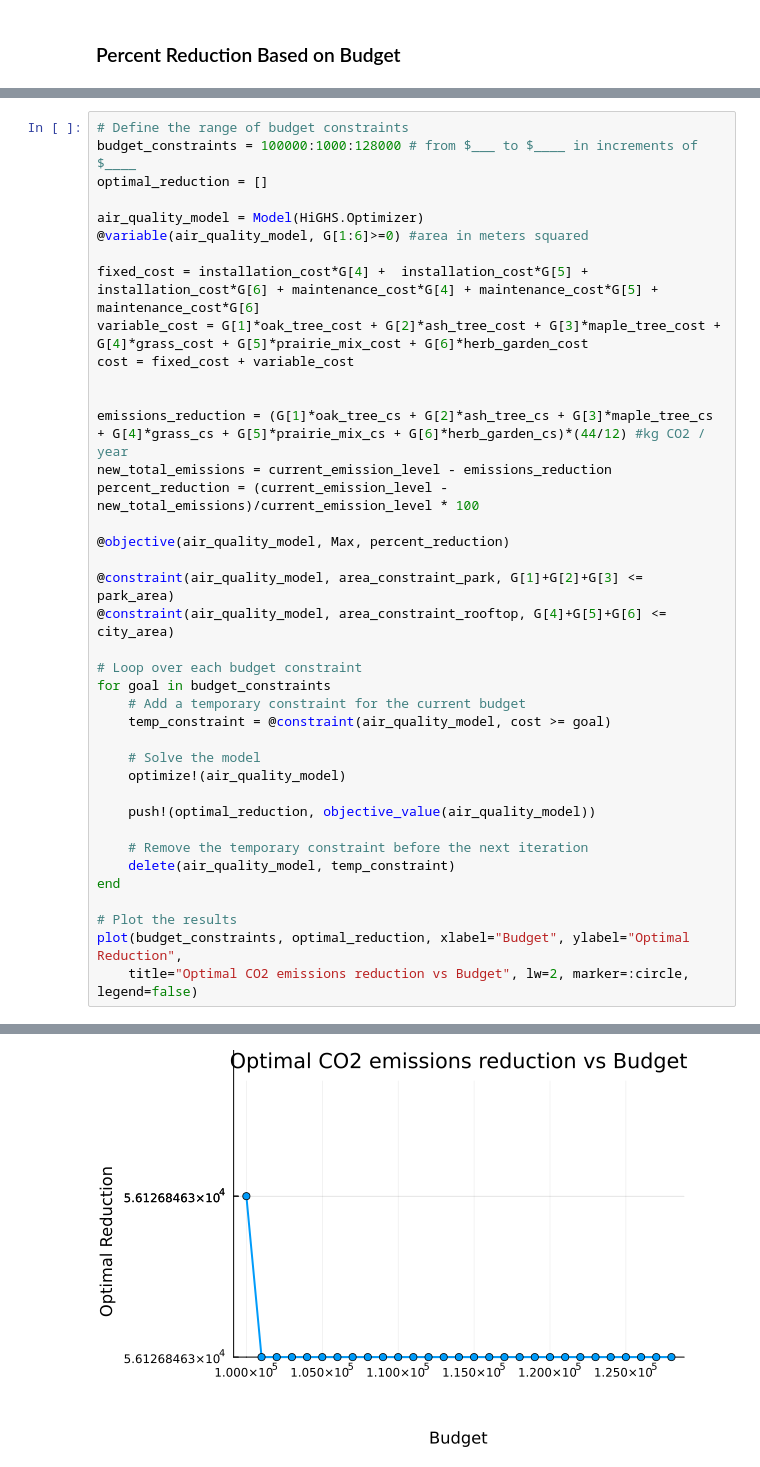
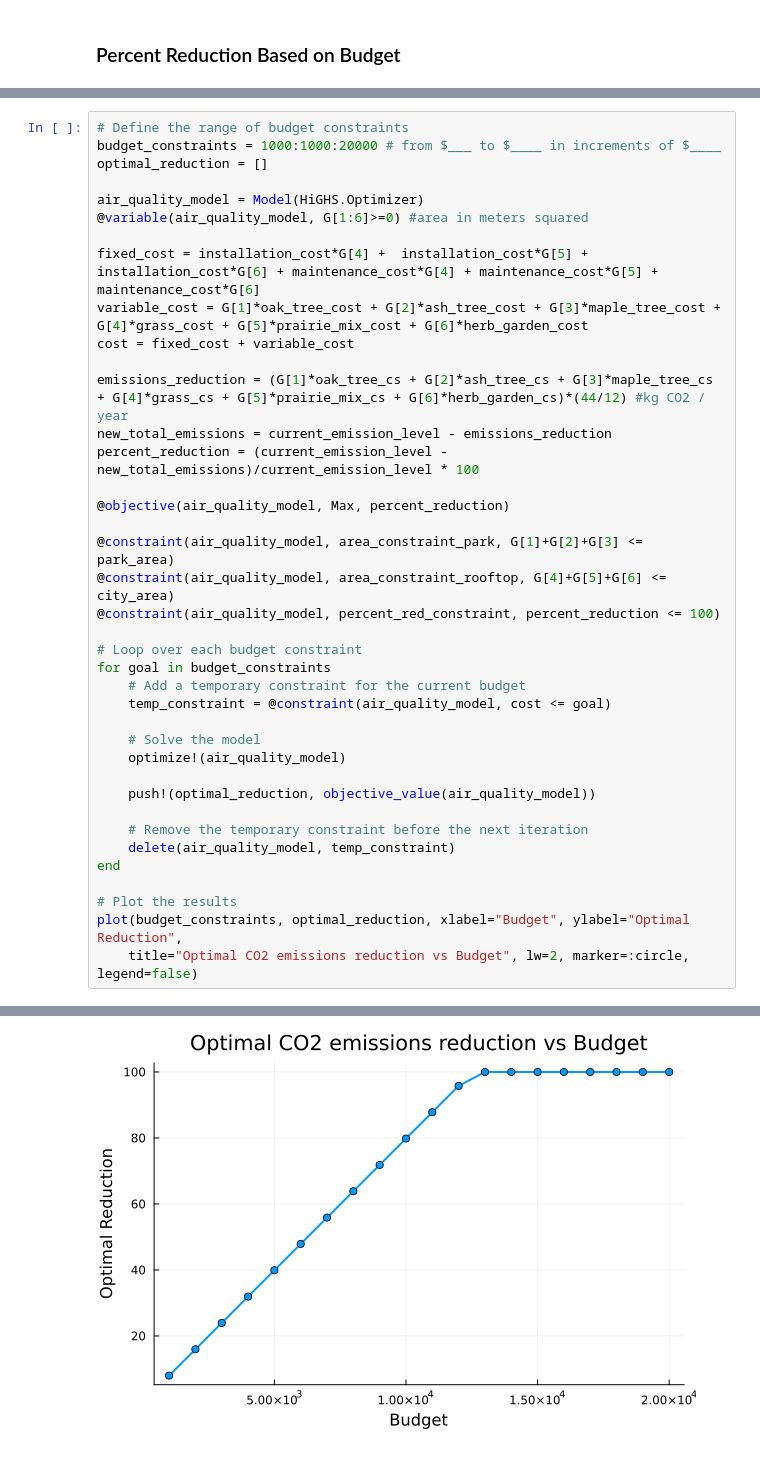
Before and after one commit to CamilaMonter/l3bc-final-project, a Jupyter notebook: finalproject.ipynb, the cells around one changed output, grey strips where cells are left out. Drawn from its saved outputs; the diff is of its cells as text.

```diff
--- a/finalproject.ipynb
+++ b/finalproject.ipynb
@@ -394,7 +392,7 @@ Optimal prarie mix area 0.0
 Optimal herb garden area 33607.2452174744
 # %%
 # Define the range of budget constraints
-budget_constraints = 100000:1000:128000 # from $___ to $____ in increments of $____
+budget_constraints = 1000:1000:20000 # from $___ to $____ in increments of $____
 optimal_reduction = []
 
 air_quality_model = Model(HiGHS.Optimizer)
@@ -404,7 +402,6 @@ fixed_cost = installation_cost*G[4] +  installation_cost*G[5] +  installation_co
 variable_cost = G[1]*oak_tree_cost + G[2]*ash_tree_cost + G[3]*maple_tree_cost + G[4]*grass_cost + G[5]*prairie_mix_cost + G[6]*herb_garden_cost
 cost = fixed_cost + variable_cost
 
-
 emissions_reduction = (G[1]*oak_tree_cs + G[2]*ash_tree_cs + G[3]*maple_tree_cs + G[4]*grass_cs + G[5]*prairie_mix_cs + G[6]*herb_garden_cs)*(44/12) #kg CO2 / year
 new_total_emissions = current_emission_level - emissions_reduction
 percent_reduction = (current_emission_level - new_total_emissions)/current_emission_level * 100
@@ -413,11 +410,12 @@ percent_reduction = (current_emission_level - new_total_emissions)/current_emiss
 
 @constraint(air_quality_model, area_constraint_park, G[1]+G[2]+G[3] <= park_area)
 @constraint(air_quality_model, area_constraint_rooftop, G[4]+G[5]+G[6] <= city_area)
+@constraint(air_quality_model, percent_red_constraint, percent_reduction <= 100)
 
 # Loop over each budget constraint
 for goal in budget_constraints
     # Add a temporary constraint for the current budget
-    temp_constraint = @constraint(air_quality_model, cost >= goal)
+    temp_constraint = @constraint(air_quality_model, cost <= goal)
 
     # Solve the model
     optimize!(air_quality_model)
@@ -451,2 +449,2 @@ Objective value     :  5.6126846337e+04
 HiGHS run time      :          0.00
-[figure, old version]
+[figure, new version]
```
Also changed, not shown: parts of 2 cells of this notebook.
